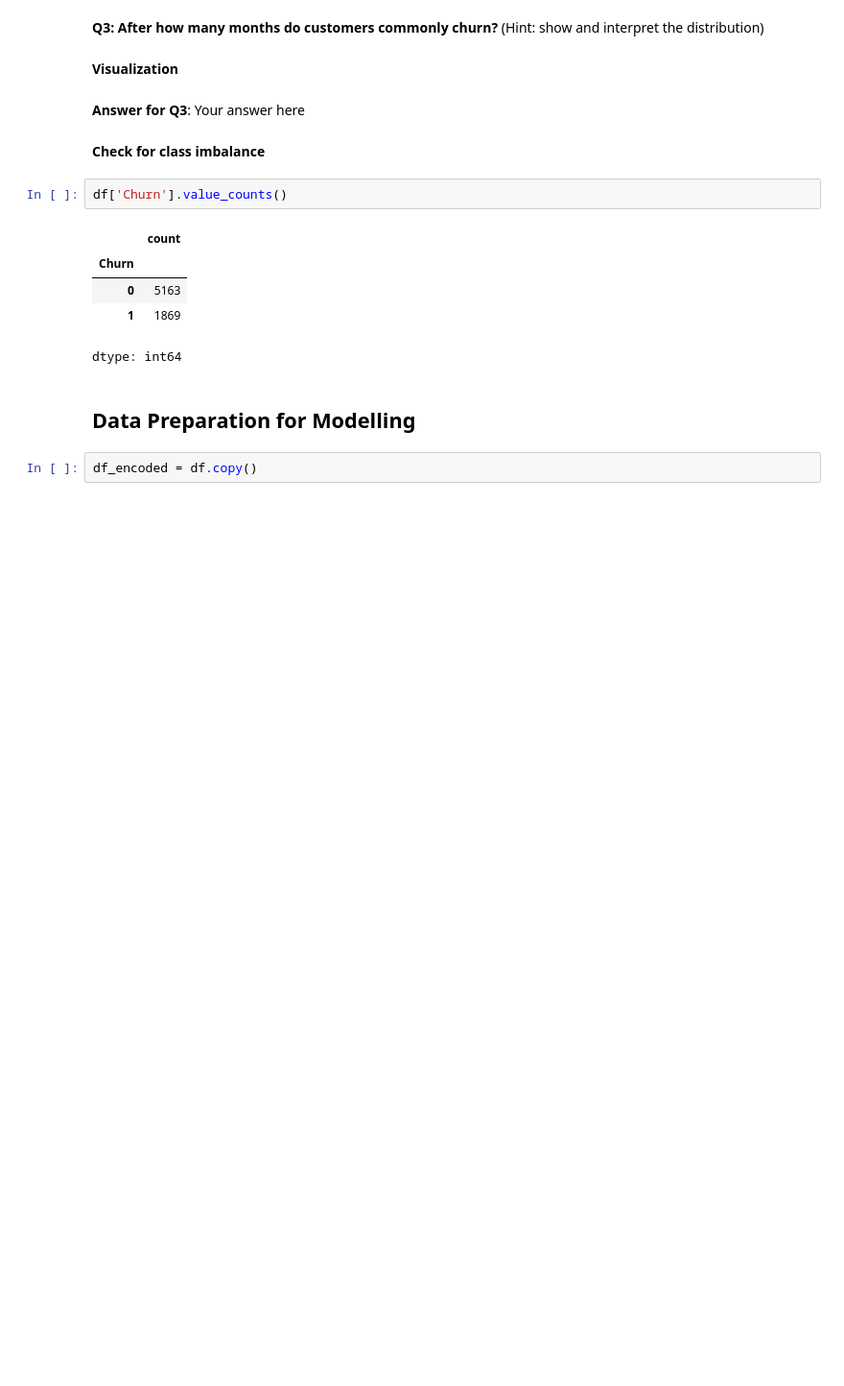
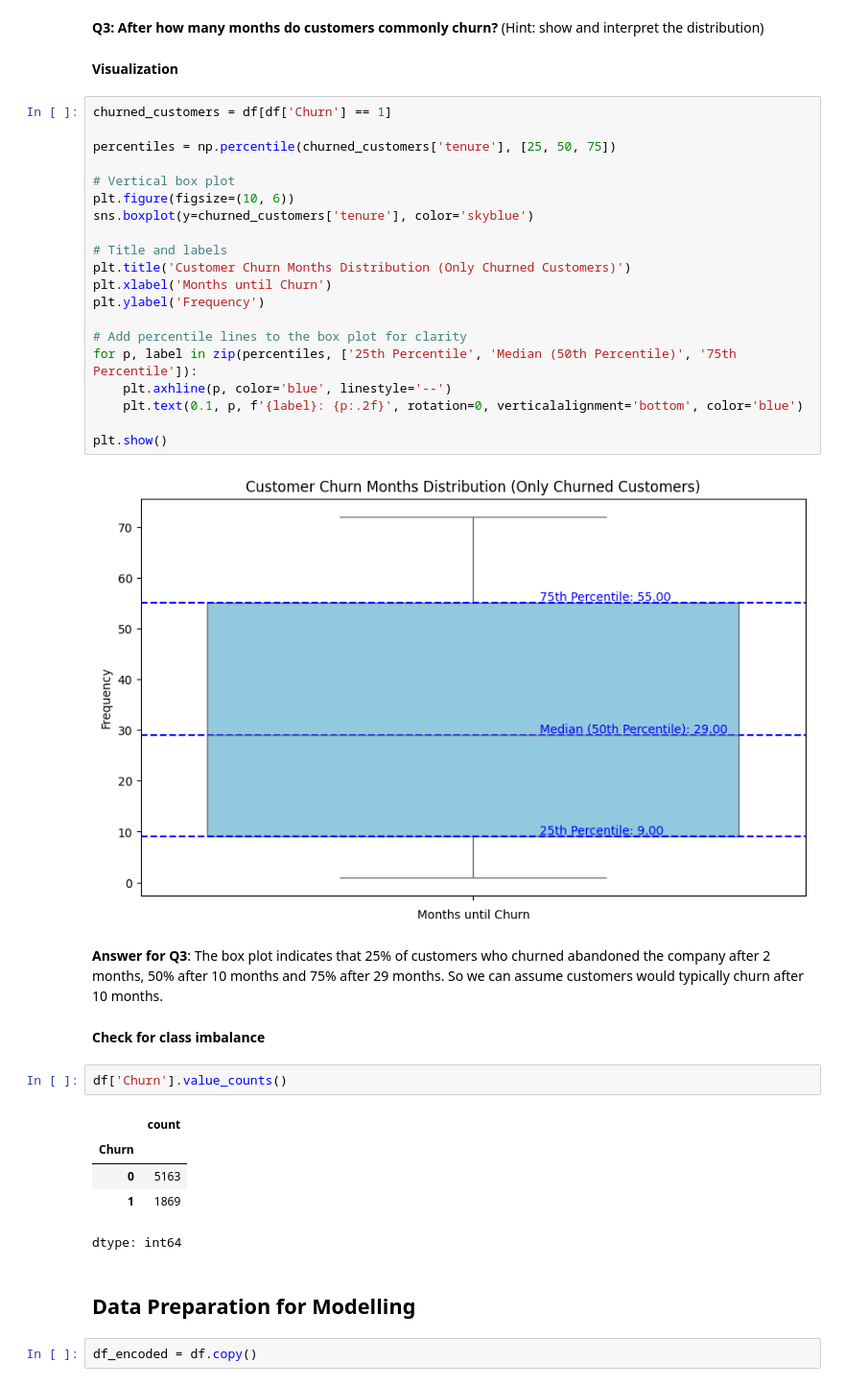
Before and after one commit to JjMyDamnSon/AI_sub, a Jupyter notebook: Classification_Mini-Project.ipynb, the cells around one changed output. Shown at 96% size. Cells and saved outputs as stored; diff of their text form; blank space fills up the shorter version.

```diff
--- a/Classification_Mini-Project.ipynb
+++ b/Classification_Mini-Project.ipynb
@@ -299,8 +352,30 @@ df['Churn'] = df['Churn'].astype('category').cat.codes
 **Q3: After how many months do customers commonly churn?** (Hint: show and interpret the distribution)
 # %% [markdown]
 **Visualization**
-# %% [markdown]
-**Answer for Q3**: Your answer here
+# %%
+churned_customers = df[df['Churn'] == 1]
+
+percentiles = np.percentile(churned_customers['tenure'], [25, 50, 75])
+
+# Vertical box plot
+plt.figure(figsize=(10, 6))
+sns.boxplot(y=churned_customers['tenure'], color='skyblue')
+
+# Title and labels
+plt.title('Customer Churn Months Distribution (Only Churned Customers)')
+plt.xlabel('Months until Churn')
+plt.ylabel('Frequency')
+
+# Add percentile lines to the box plot for clarity
+for p, label in zip(percentiles, ['25th Percentile', 'Median (50th Percentile)', '75th Percentile']):
+    plt.axhline(p, color='blue', linestyle='--')
+    plt.text(0.1, p, f'{label}: {p:.2f}', rotation=0, verticalalignment='bottom', color='blue')
+
+plt.show()
+# %% [output]
+[figure, added]
+# %% [markdown]
+**Answer for Q3**: The box plot indicates that 25% of customers who churned abandoned the company after 2 months, 50% after 10 months and 75% after 29 months. So we can assume customers would typically churn after 10 months.
 # %% [markdown]
 **Check for class imbalance**
 # %%
```
Also changed, not shown: parts of 42 cells of this notebook.
